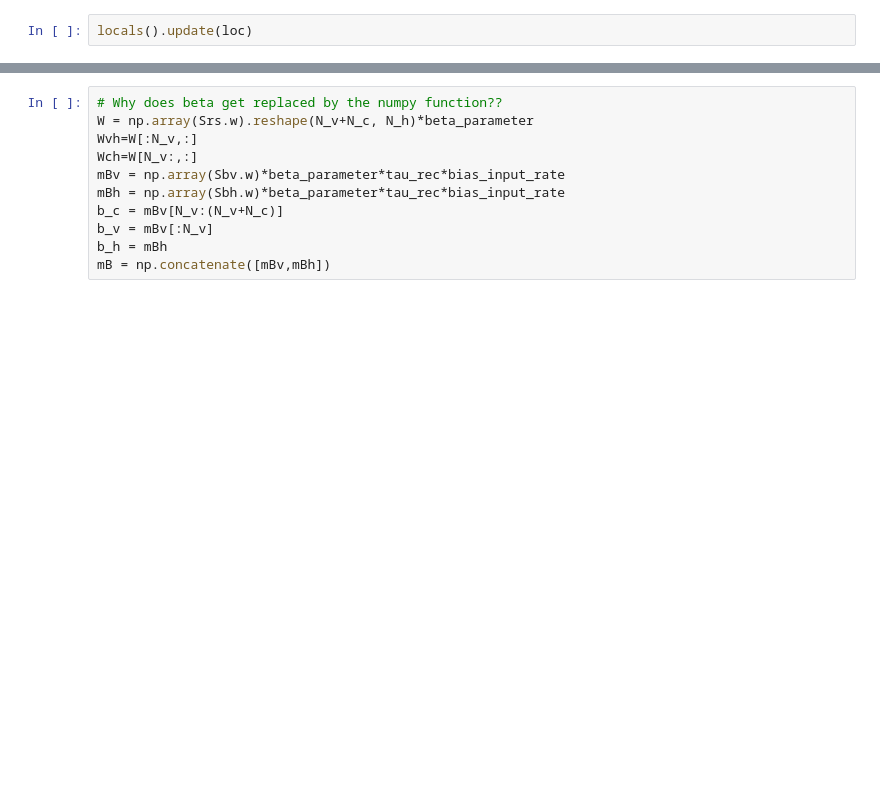
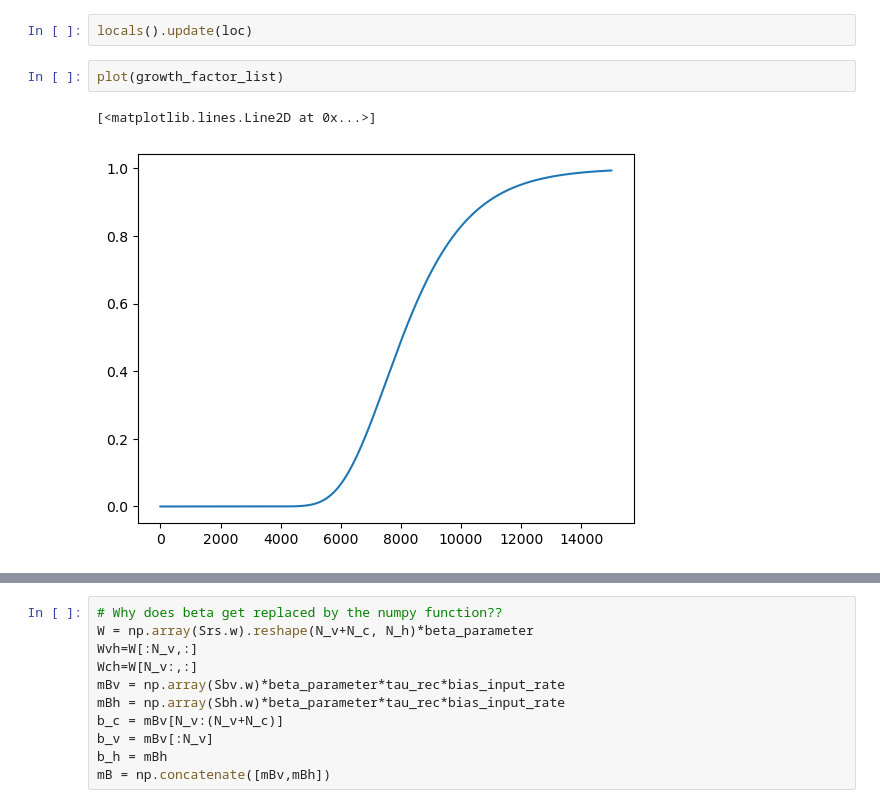
Before and after one commit to danvdm/spikingdentategyrus, a Jupyter notebook: scripts/main.ipynb, the cells around one changed output, grey strips where cells are left out. Cells and saved outputs as stored; diff of their text form; blank space fills up the shorter version.

```diff
--- a/scripts/main.ipynb
+++ b/scripts/main.ipynb
@@ -38,5 +38,10 @@ Test accuracy: 0.806
 # %%
 locals().update(loc)
+# %%
+plot(growth_factor_list)
+# %% [output]
+[<matplotlib.lines.Line2D at 0x...>]
+[figure, added]
 # %%
 plot(res_hist_test)
 plt.show()
```
Also changed, not shown: parts of 3 cells of this notebook, 16 other files.
